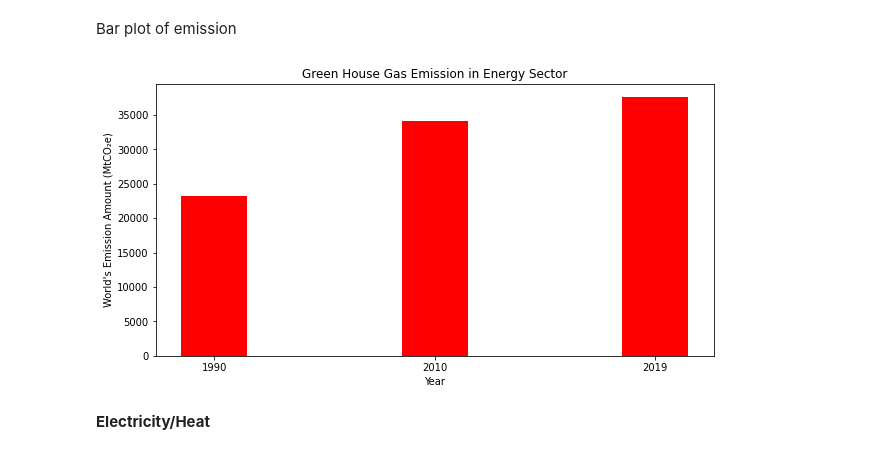
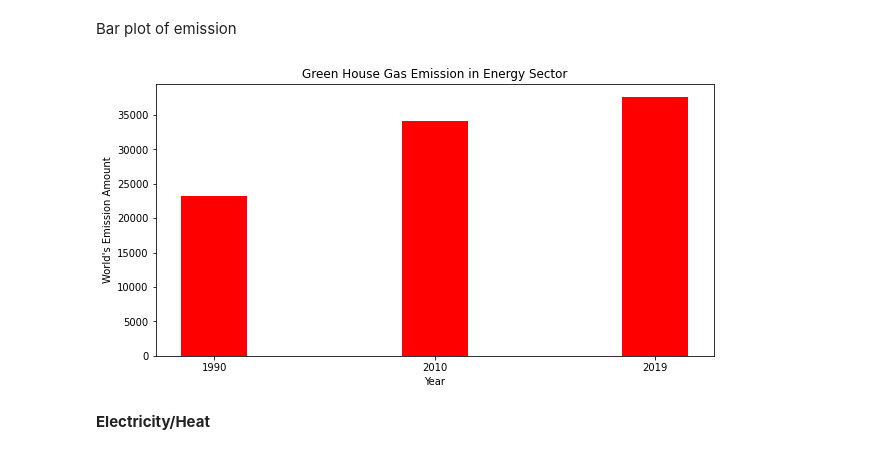
Before and after one commit to KJLumalang/ITBA-3206_Planeteers, a Jupyter notebook: ITBA_3206_Planeteers.ipynb, the cells around one changed output. Saved outputs shown, nothing was run; the diff lists cells and outputs as text; code cells hidden in the pictures.

```diff
--- a/ITBA_3206_Planeteers.ipynb
+++ b/ITBA_3206_Planeteers.ipynb
@@ -210,20 +211,20 @@ Bar plot of emission
 # %%
 data = {'1990':23244, '2010':34194, '2019':37636}
 year = list(data.keys())
 values = list(data.values())
 
 fig = plt.figure(figsize = (10, 5))
 
 # creating the bar plot
 plt.bar(year, values, color ='red',
         width = 0.3)
 
 plt.xlabel("Year")
-plt.ylabel("World's Emission Amount (MtCO₂e)")
+plt.ylabel("World's Emission Amount")
 plt.title("Green House Gas Emission in Energy Sector")
 plt.show()
 # %% [output]
-[figure, old version]
+[figure, new version]
 # %% [markdown]
 **Electricity/Heat**
 # %% [markdown]
```
Also changed, not shown: parts of 11 cells of this notebook.
